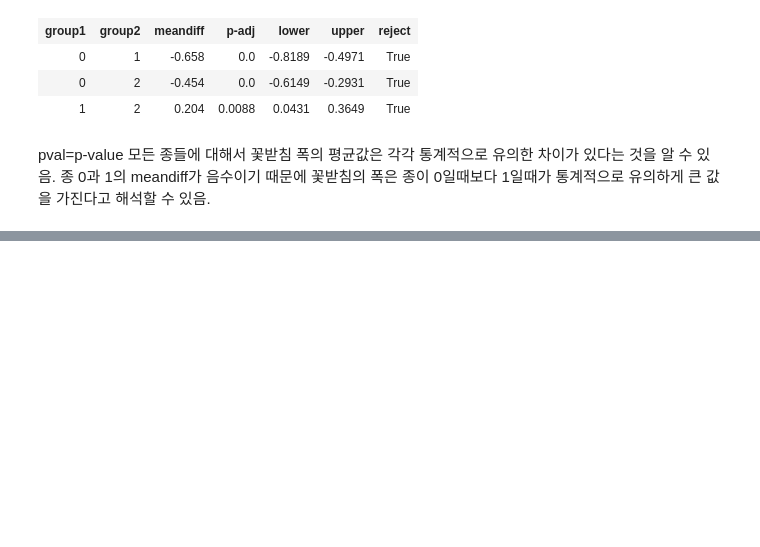
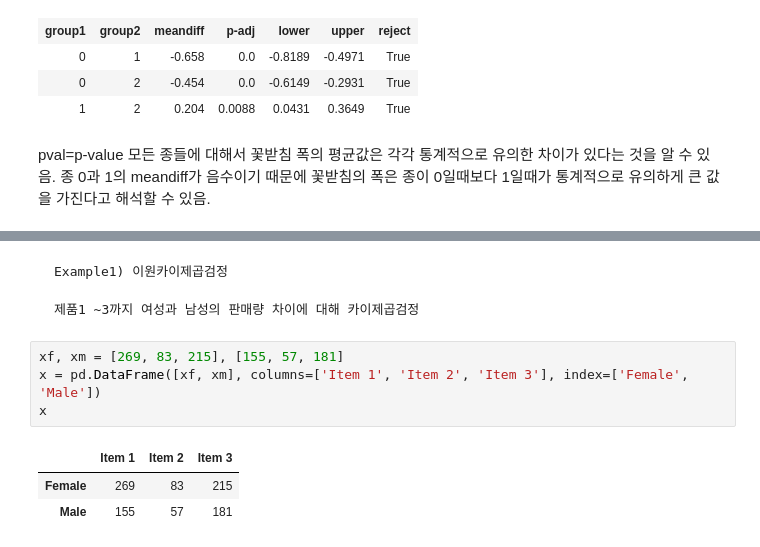
Before and after one commit to GUNWOOOH/ADP_-, a Jupyter notebook: ADP실습_1주차_통계분석.ipynb, the cells around one changed output, grey strips where cells are left out. Cells and saved outputs as stored; diff of their text form; blank space fills up the shorter version.

```diff
--- a/ADP실습_1주차_통계분석.ipynb
+++ b/ADP실습_1주차_통계분석.ipynb
@@ -412,0 +533,12 @@ pval=p-value 모든 종들에 대해서 꽃받침 폭의 평균값은 각각 통
+# %% [markdown]
+    Example1) 이원카이제곱검정
+
+    제품1 ~3까지 여성과 남성의 판매량 차이에 대해 카이제곱검정
+# %%
+xf, xm = [269, 83, 215], [155, 57, 181]
+x = pd.DataFrame([xf, xm], columns=['Item 1', 'Item 2', 'Item 3'], index=['Female', 'Male'])
+x
+# %% [output]
+|  | Item 1 | Item 2 | Item 3 |
+| Female | 269 | 83 | 215 |
+| Male | 155 | 57 | 181 |
```
Also changed, not shown: parts of 29 cells of this notebook.
